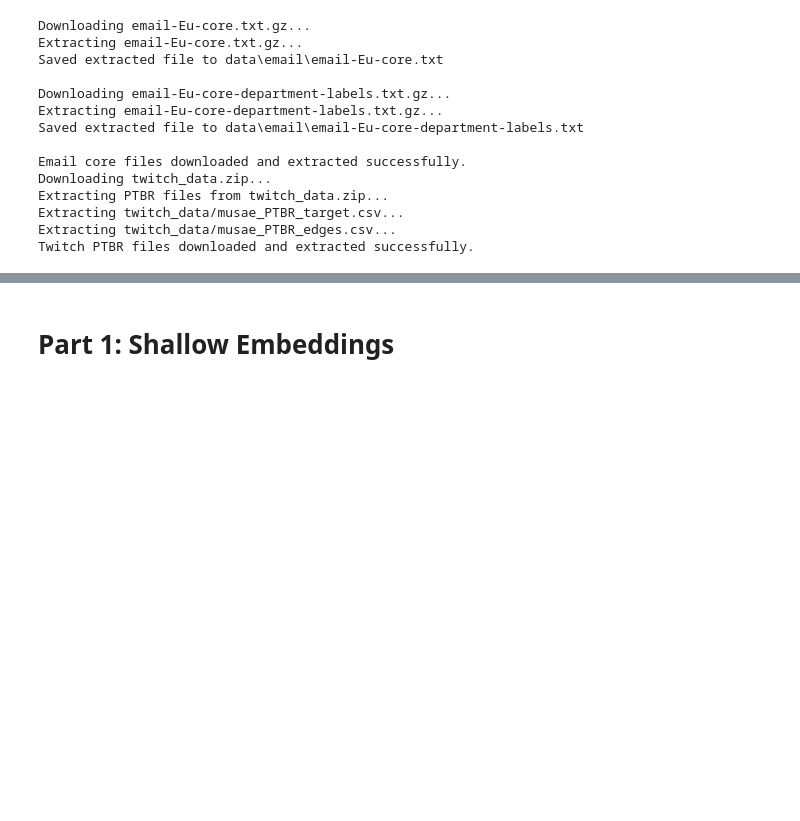
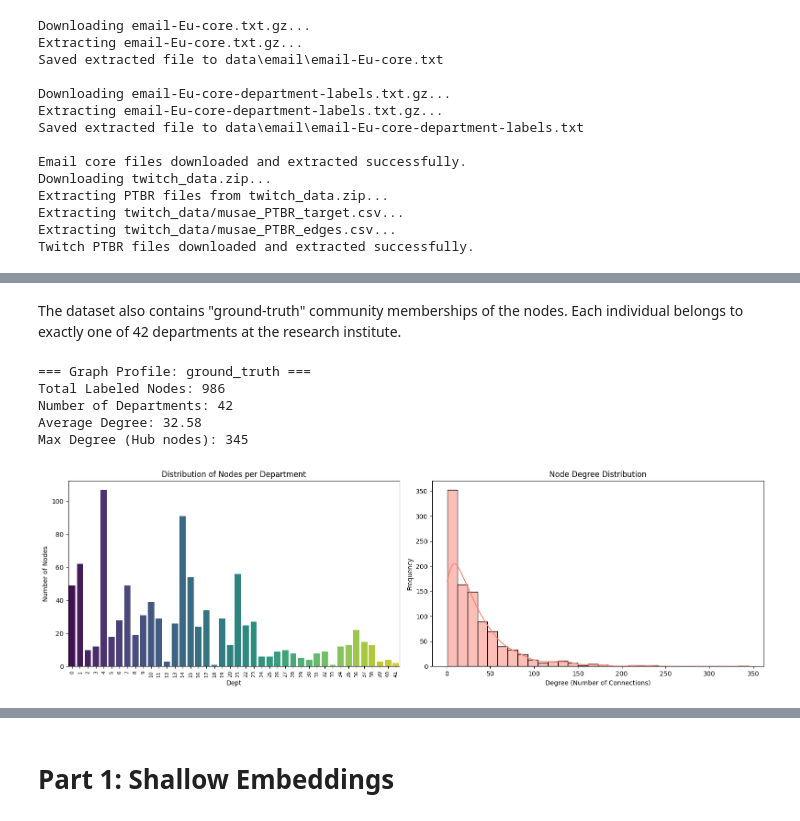
Before and after one commit to Carda01/community_detection, a Jupyter notebook: graph_ml/embeddings_notebook.ipynb, the cells around one changed output, grey strips where cells are left out. Saved outputs shown, nothing was run; the diff lists cells and outputs as text; code cells hidden in the pictures; blank space fills up the shorter version.

```diff
--- a/graph_ml/embeddings_notebook.ipynb
+++ b/graph_ml/embeddings_notebook.ipynb
@@ -996,0 +1054,11 @@ Graph is connected.
+# %% [markdown]
+The dataset also contains "ground-truth" community memberships of the nodes. Each individual belongs to exactly one of 42 departments at the research institute.
+# %%
+profile_graph_statistics(G_email)
+# %% [output]
+=== Graph Profile: ground_truth ===
+Total Labeled Nodes: 986
+Number of Departments: 42
+Average Degree: 32.58
+Max Degree (Hub nodes): 345
+[figure, added]
```
Also changed, not shown: parts of 13 cells of this notebook.
